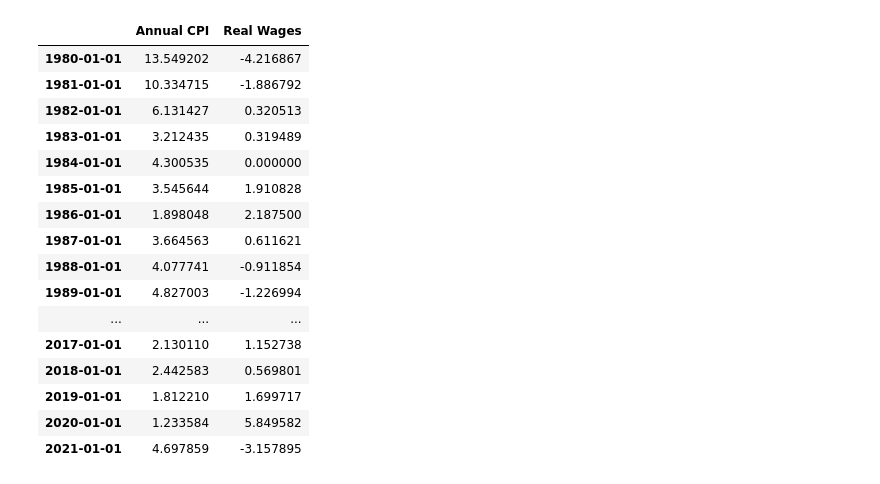
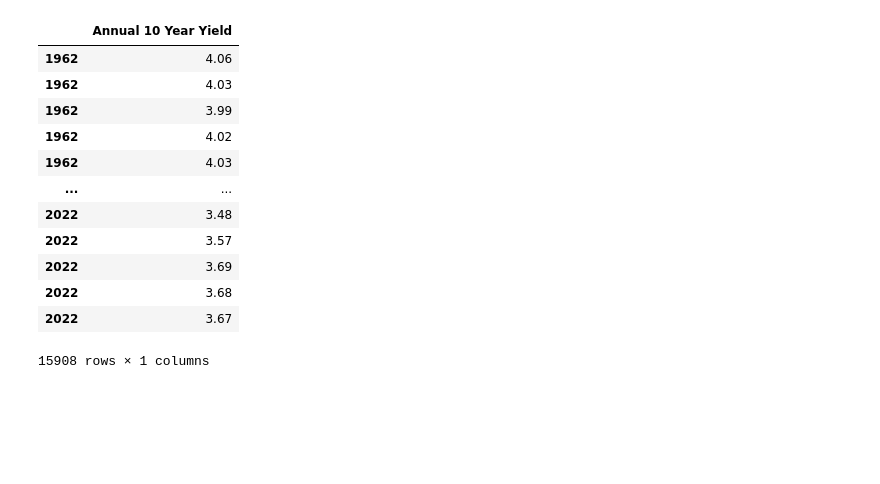
Before and after one commit to dcstein22/economics, a Jupyter notebook: real_wages_inflation.ipynb, the cells around one changed output. Drawn from its saved outputs; the diff is of its cells as text; code cells hidden in the pictures; blank space fills up the shorter version.

```diff
--- a/real_wages_inflation.ipynb
+++ b/real_wages_inflation.ipynb
@@ -19,21 +24,16 @@ data_cpi = data_cpi
-# %%
-data_cpi = data_cpi.join(data_realw, how = 'inner')
-data_cpi.dropna()
-# %% [output]
-|  | Annual CPI | Real Wages |
-| 1980-01-01 | 13.549202 | -4.216867 |
-| 1981-01-01 | 10.334715 | -1.886792 |
-| 1982-01-01 | 6.131427 | 0.320513 |
-| 1983-01-01 | 3.212435 | 0.319489 |
-| 1984-01-01 | 4.300535 | 0.000000 |
-| 1985-01-01 | 3.545644 | 1.910828 |
-| 1986-01-01 | 1.898048 | 2.187500 |
-| 1987-01-01 | 3.664563 | 0.611621 |
-| 1988-01-01 | 4.077741 | -0.911854 |
-| 1989-01-01 | 4.827003 | -1.226994 |
-| ... | ... | ... |
-| 2017-01-01 | 2.130110 | 1.152738 |
-| 2018-01-01 | 2.442583 | 0.569801 |
-| 2019-01-01 | 1.812210 | 1.699717 |
-| 2020-01-01 | 1.233584 | 5.849582 |
-| 2021-01-01 | 4.697859 | -3.157895 |
+# %%
+ten_year
+# %% [output]
+|  | Annual 10 Year Yield |
+| 1962 | 4.06 |
+| 1962 | 4.03 |
+| 1962 | 3.99 |
+| 1962 | 4.02 |
+| 1962 | 4.03 |
+| ... | ... |
+| 2022 | 3.48 |
+| 2022 | 3.57 |
+| 2022 | 3.69 |
+| 2022 | 3.68 |
+| 2022 | 3.67 |
+15908 rows × 1 columns
```
Also changed, not shown: parts of 13 cells of this notebook.
